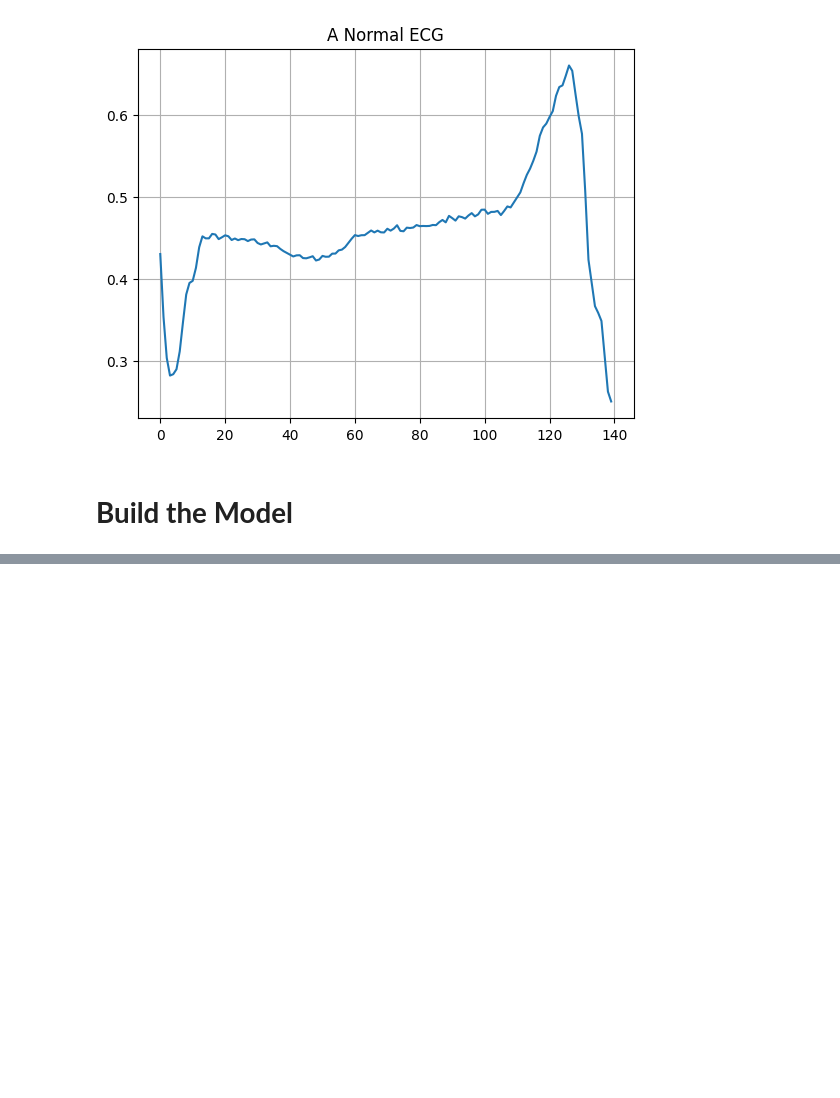
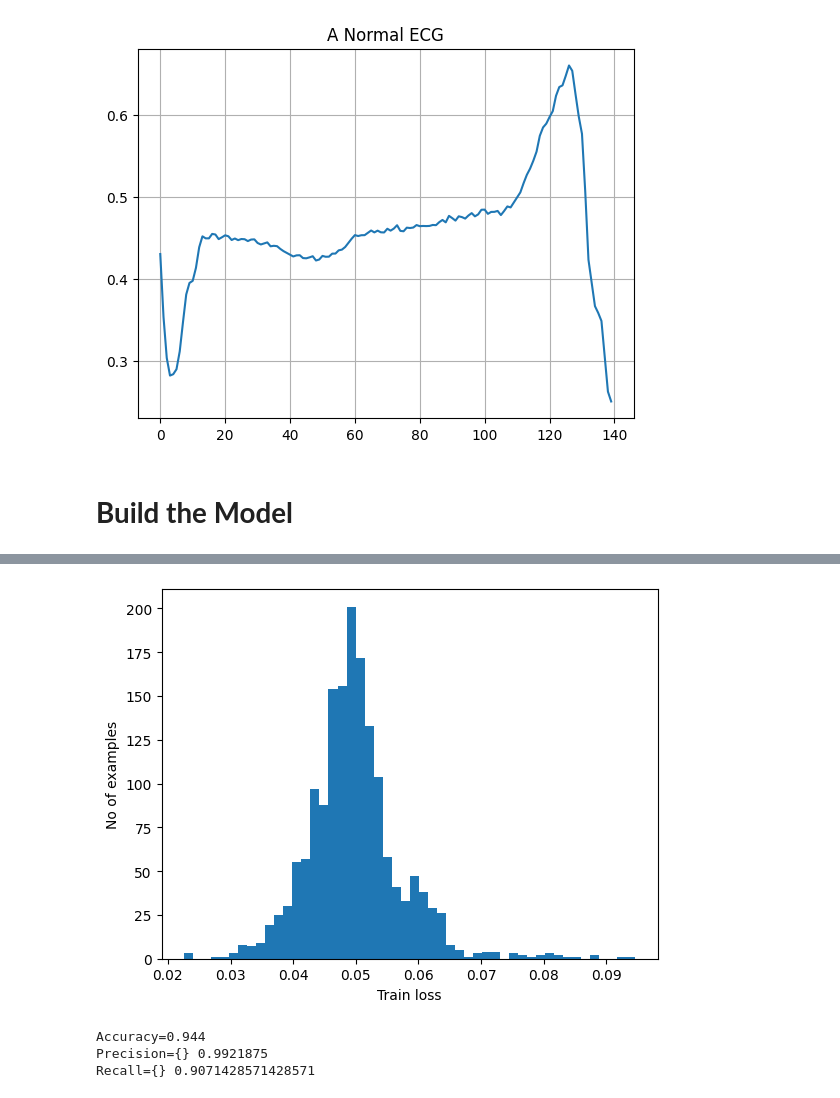
Before and after one commit to saiyaswanth883/DL_Lab, a Jupyter notebook: DL_Lab.ipynb, the cells around one changed output, grey strips where cells are left out. Saved outputs shown, nothing was run; the diff lists cells and outputs as text; code cells hidden in the pictures; blank space fills up the shorter version.

```diff
--- a/DL_Lab.ipynb
+++ b/DL_Lab.ipynb
@@ -366,0 +391,8 @@ plt.show()
+# %%
+reconstructions = autoencoder.predict(anomalous_train_data)
+train_loss=tf.keras.losses.mae(reconstructions,anomalous_train_data)
+plt.hist(train_loss, bins=50)
+plt.xlabel("Train loss")
+plt.ylabel("No of examples")
+plt.show()
+# %% [output]
@@ -366,0 +400,18 @@ plt.show()
+[figure, added]
+# %%
+#Classifying an ECG as an anomaly if the reconstruction error is greater than the threshold
+def predict(model,data,threshold):
+  reconstructions=model(data)
+  loss=tf.keras.losses.mae(reconstructions,data)
+  return tf.math.less(loss, threshold)
+def print_stats(predictiojns, labels):
+  print("Accuracy={}".format(accuracy_score(labels, preds)))
+  print("Precision={}",format(precision_score(labels, preds)))
+  print("Recall={}",format(recall_score(labels, preds)))
+
+preds=predict(autoencoder,test_data,threshold)
+print_stats(preds,test_labels)
+# %% [output]
+Accuracy=0.944
+Precision={} 0.9921875
+Recall={} 0.9071428571428571
```
Also changed, not shown: parts of 11 cells of this notebook.
